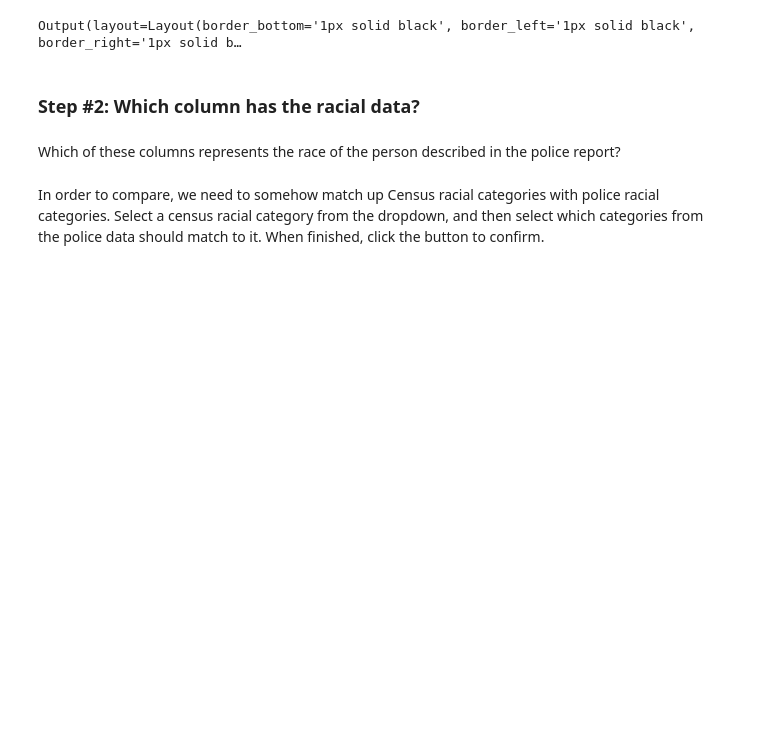
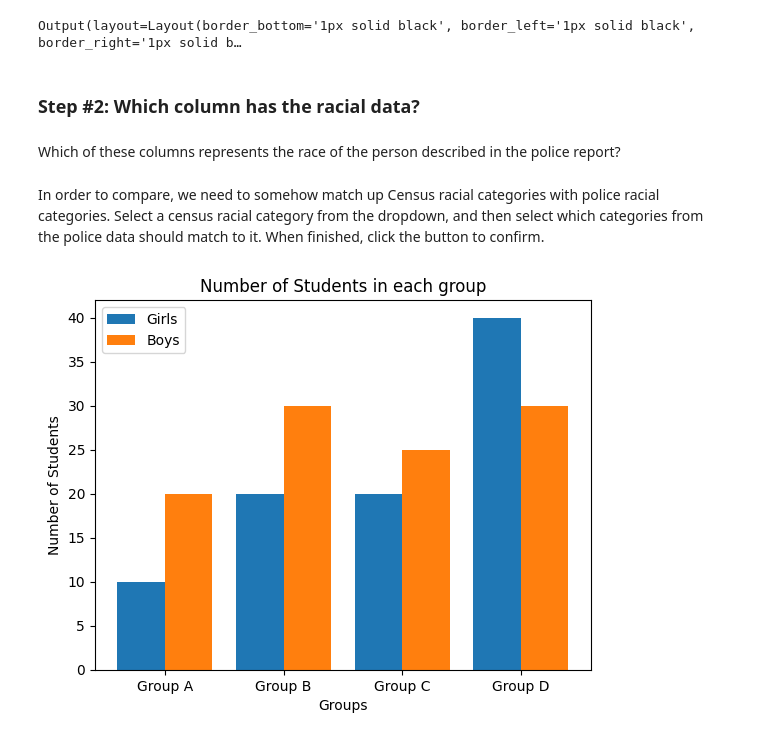
Before and after one commit to siwelwerd/binder-test, a Jupyter notebook: sample_analysis.ipynb, the cells around one changed output. Cells and saved outputs as stored; diff of their text form; code cells hidden in the pictures; blank space fills up the shorter version.

Commit message:
Graph

```diff
--- a/sample_analysis.ipynb
+++ b/sample_analysis.ipynb
@@ -217,3 +232,12 @@ dictButton.on_click(lambda b: displayDict())
 
 
 display(outputWidget5)
+# %%
+%matplotlib inline
+
+
+outputWidget6 = widgets.Output(layout={'border': '1px solid black'})
+display(outputWidget6)
+#X = ['Group A','Group B','Group C','Group D']
+# %% [output]
+[figure, added]
```
Also changed, not shown: parts of 3 cells of this notebook.
